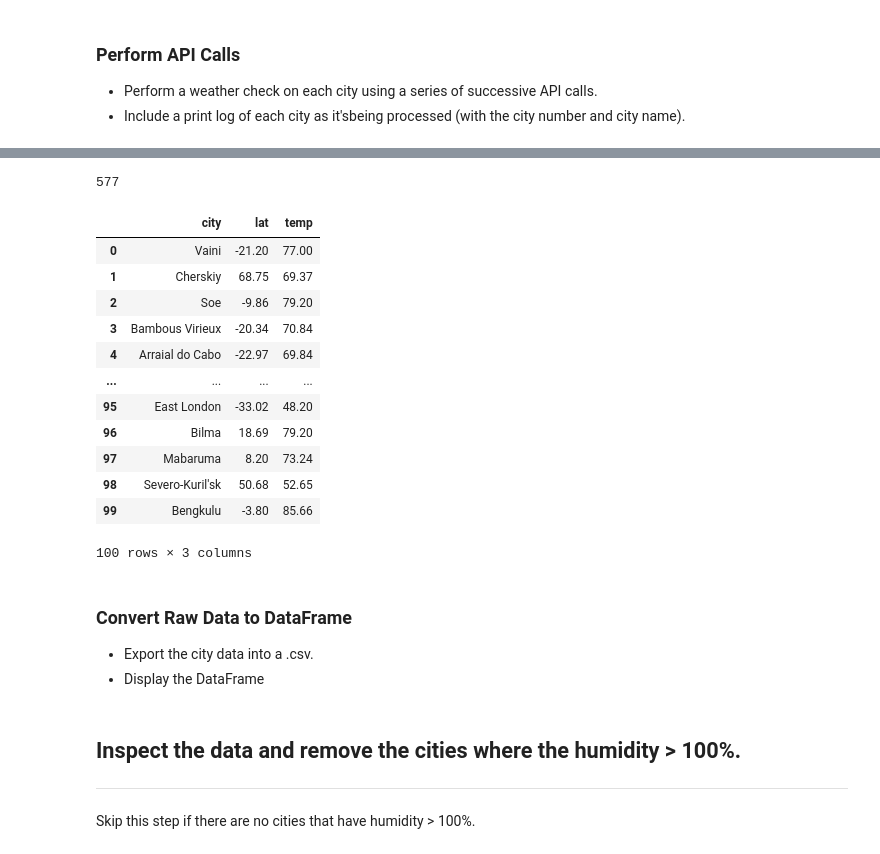
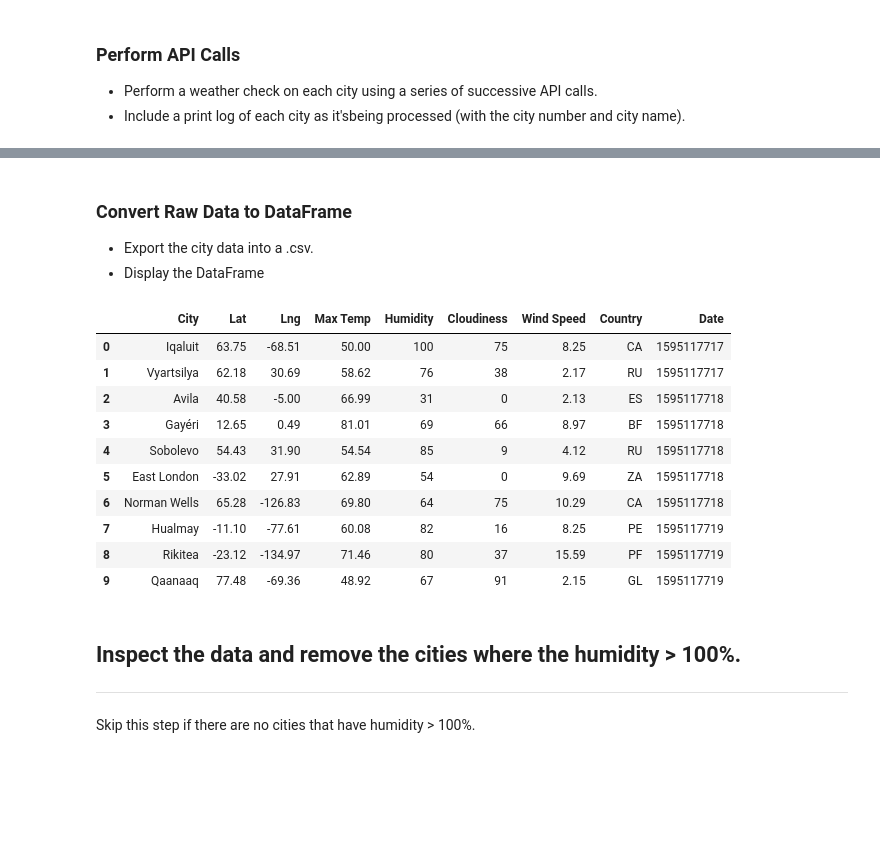
Before and after one commit to Mkang525/python-api-challenge, a Jupyter notebook: WeatherPy/WeatherPy.ipynb, the cells around one changed output, grey strips where cells are left out. Cells and saved outputs as stored; diff of their text form; code cells hidden in the pictures; blank space fills up the shorter version.

```diff
--- a/WeatherPy/WeatherPy.ipynb
+++ b/WeatherPy/WeatherPy.ipynb
@@ -59,21 +85,31 @@ units = "imperial"
 
 query_url = f"{url}appid={weather_api_key}&units={units}&q="
 
+city_group=[]
 lat = []
-temp = []
-city_group=[]
-
-# Loop through the list of cities and perform a request for data on each
+lng = []
+max_temp = []
+hum=[]
+cloud=[]
+wind=[]
+country=[]
+date=[]
 
 print("Beginning Data Retrieval\n---------------------------------------")
 
-#for x in range(len(cities)):
-
 for city in cities:
     try:
+
+        if count
         response = requests.get(query_url + city).json()
         lat.append(response['coord']['lat'])
-        temp.append(response['main']['temp'])
+        lng.append(response['coord']['lon'])
+        hum.append(response['main']['humidity'])
+        cloud.append(response['clouds']['all'])
+        wind.append(response['wind']['speed'])
+        country.append(response['sys']['country'])
+        date.append(response['dt'])
+        max_temp.append(response['main']['temp_max'])
         city_group.append(response['name'])
         print(f"Processing Record {cities.index(city)} of Set 1 | {city}")
 
@@ -116,25 +146,31 @@ weather_dict = {
-# %%
-len(lat)
-# %% [output]
-577
-# %%
-weather_data = pd.DataFrame(weather_dict)
-weather_data.head(100)
-# %% [output]
-|  | city | lat | temp |
-| 0 | Vaini | -21.20 | 77.00 |
-| 1 | Cherskiy | 68.75 | 69.37 |
-| 2 | Soe | -9.86 | 79.20 |
-| 3 | Bambous Virieux | -20.34 | 70.84 |
-| 4 | Arraial do Cabo | -22.97 | 69.84 |
-| ... | ... | ... | ... |
-| 95 | East London | -33.02 | 48.20 |
-| 96 | Bilma | 18.69 | 79.20 |
-| 97 | Mabaruma | 8.20 | 73.24 |
-| 98 | Severo-Kuril'sk | 50.68 | 52.65 |
-| 99 | Bengkulu | -3.80 | 85.66 |
-100 rows × 3 columns
 # %% [markdown]
 ### Convert Raw Data to DataFrame
 * Export the city data into a .csv.
 * Display the DataFrame
+# %%
+weather_dict = {
+    "City": city_group,
+    "Lat": lat,
+    "Lng":lng,
+    "Max Temp": max_temp,
+    "Humidity" : hum,
+    "Cloudiness": cloud,
+    "Wind Speed": wind,
+    "Country": country,
+    "Date": date
+}
+# %%
+weather_data = pd.DataFrame(weather_dict)
+weather_data.head(10)
+# %% [output]
+|  | City | Lat | Lng | Max Temp | Humidity | Cloudiness | Wind Speed | Country | Date |
+| 0 | Iqaluit | 63.75 | -68.51 | 50.00 | 100 | 75 | 8.25 | CA | 1595117717 |
+| 1 | Vyartsilya | 62.18 | 30.69 | 58.62 | 76 | 38 | 2.17 | RU | 1595117717 |
+| 2 | Avila | 40.58 | -5.00 | 66.99 | 31 | 0 | 2.13 | ES | 1595117718 |
+| 3 | Gayéri | 12.65 | 0.49 | 81.01 | 69 | 66 | 8.97 | BF | 1595117718 |
+| 4 | Sobolevo | 54.43 | 31.90 | 54.54 | 85 | 9 | 4.12 | RU | 1595117718 |
+| 5 | East London | -33.02 | 27.91 | 62.89 | 54 | 0 | 9.69 | ZA | 1595117718 |
+| 6 | Norman Wells | 65.28 | -126.83 | 69.80 | 64 | 75 | 10.29 | CA | 1595117718 |
+| 7 | Hualmay | -11.10 | -77.61 | 60.08 | 82 | 16 | 8.25 | PE | 1595117719 |
+| 8 | Rikitea | -23.12 | -134.97 | 71.46 | 80 | 37 | 15.59 | PF | 1595117719 |
+| 9 | Qaanaaq | 77.48 | -69.36 | 48.92 | 67 | 91 | 2.15 | GL | 1595117719 |
```
Also changed, not shown: parts of 5 cells of this notebook, 2 other files.
